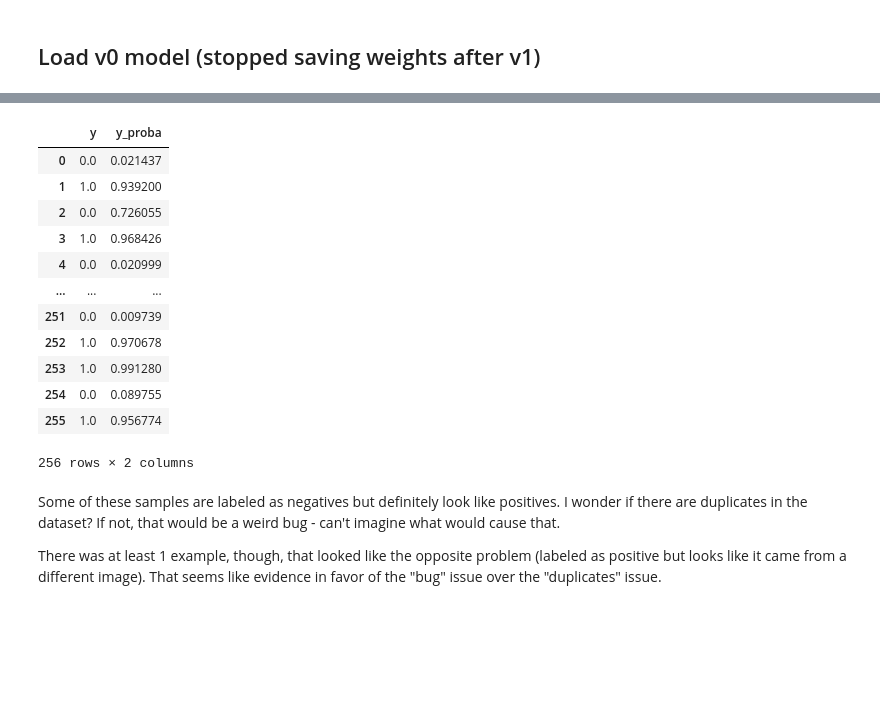
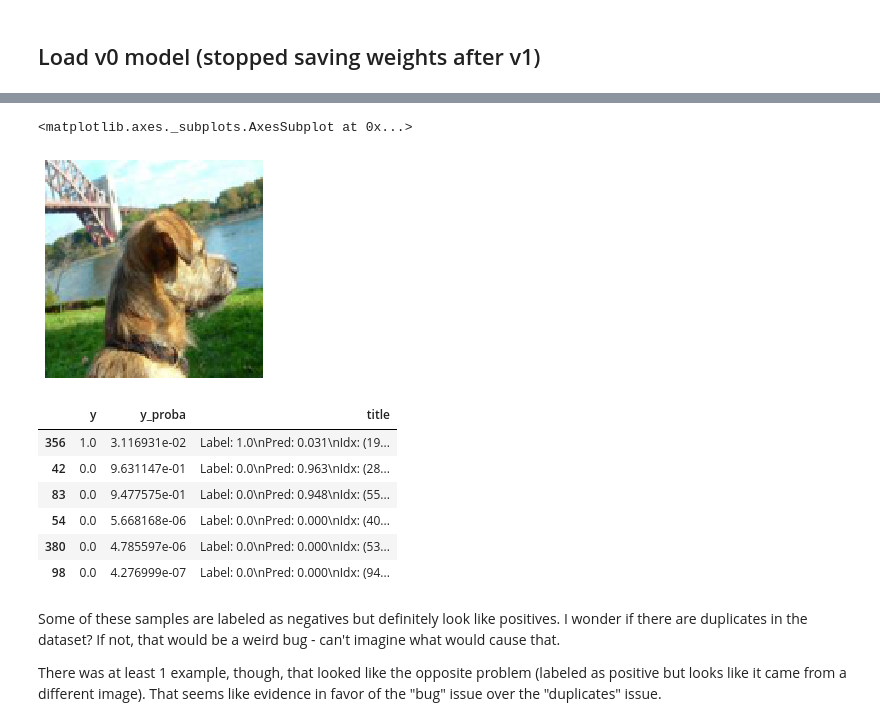
Before and after one commit to hdmamin/self-supervised-vision-exp, a Jupyter notebook: notebooks/nb08-debug-patchwork-ds-idx.ipynb, the cells around one changed output, grey strips where cells are left out. Cells and saved outputs as stored; diff of their text form; code cells hidden in the pictures; blank space fills up the shorter version.

```diff
--- a/notebooks/nb08-debug-patchwork-ds-idx.ipynb
+++ b/notebooks/nb08-debug-patchwork-ds-idx.ipynb
@@ -37,7 +34,8 @@ Setting seeds for reproducible training.
 ## Load v0 model (stopped saving weights after v1)
 # %%
 dst, dsv, dlt, dlv = get_databunch('data/imagewang-160/unsup/',
-                                   mode='patchwork', bs=256, pct_pos=.5)
+                                   mode='patchwork', bs=512, pct_pos=.5,
+                                   collate_custom=True, num_workers=0)
 # %%
 net = SingleInputBinaryModel(TorchvisionEncoder(),
                              nn.Linear(2560, 1))
@@ -57,4 +55,4 @@ t.load('trainer.pkl')
 # %%
 xb, yb = next(iter(dlt))
-dft = top_mistakes(t, xb, yb)
+dft = top_mistakes(t, xb, yb, n=16)
 # %% [output]
@@ -62,19 +65,18 @@ AttributeError: 'Tensor' object has no attribute 'idx'
+# %%
+show_image(load_img(dst.paths[6347]))
+# %% [output]
+<matplotlib.axes._subplots.AxesSubplot at 0x...>
+[figure, added]
 # %%
-dft
+dft.ends()
 # %% [output]
-|  | y | y_proba |
-| 0 | 0.0 | 0.021437 |
-| 1 | 1.0 | 0.939200 |
-| 2 | 0.0 | 0.726055 |
-| 3 | 1.0 | 0.968426 |
-| 4 | 0.0 | 0.020999 |
-| ... | ... | ... |
-| 251 | 0.0 | 0.009739 |
-| 252 | 1.0 | 0.970678 |
-| 253 | 1.0 | 0.991280 |
-| 254 | 0.0 | 0.089755 |
-| 255 | 1.0 | 0.956774 |
+|  | y | y_proba | title |
+| 356 | 1.0 | 3.116931e-02 | Label: 1.0\nPred: 0.031\nIdx: (19... |
+| 42 | 0.0 | 9.631147e-01 | Label: 0.0\nPred: 0.963\nIdx: (28... |
+| 83 | 0.0 | 9.477575e-01 | Label: 0.0\nPred: 0.948\nIdx: (55... |
+| 54 | 0.0 | 5.668168e-06 | Label: 0.0\nPred: 0.000\nIdx: (40... |
+| 380 | 0.0 | 4.785597e-06 | Label: 0.0\nPred: 0.000\nIdx: (53... |
+| 98 | 0.0 | 4.276999e-07 | Label: 0.0\nPred: 0.000\nIdx: (94... |
-256 rows × 2 columns
 # %% [markdown]
 Some of these samples are labeled as negatives but definitely look like positives. I wonder if there are duplicates in the dataset? If not, that would be a weird bug - can't imagine what would cause that.
 
```
Also changed, not shown: parts of 4 cells of this notebook, 3 other files.
